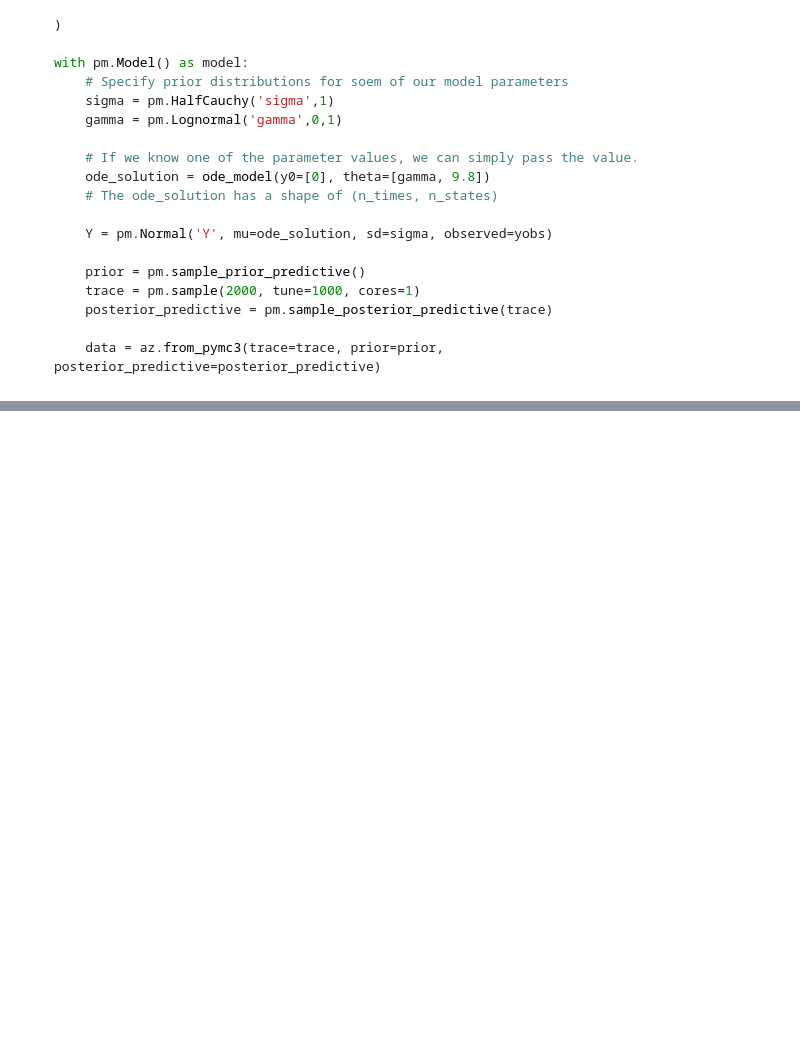
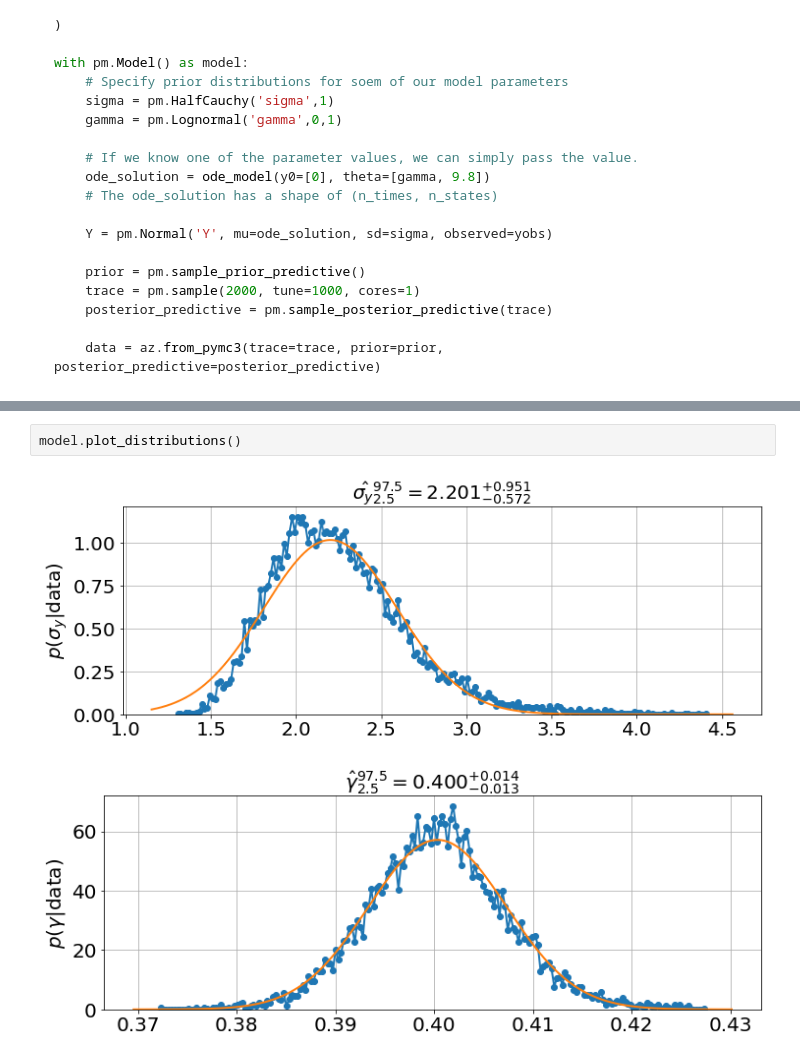
Before and after one commit to bblais/pyndamics, a Jupyter notebook: examples/Reproduce ODE API.ipynb, the cells around one changed output, grey strips where cells are left out. Cells and saved outputs as stored; diff of their text form; blank space fills up the shorter version.

```diff
--- a/examples/Reproduce ODE API.ipynb
+++ b/examples/Reproduce ODE API.ipynb
@@ -84,0 +105,5 @@ plot(t,y,'o')
+# %%
+model.plot_distributions()
+# %% [output]
+[figure, added]
+[figure, added]
```
Also changed, not shown: parts of 22 cells of this notebook, 3 other files.
